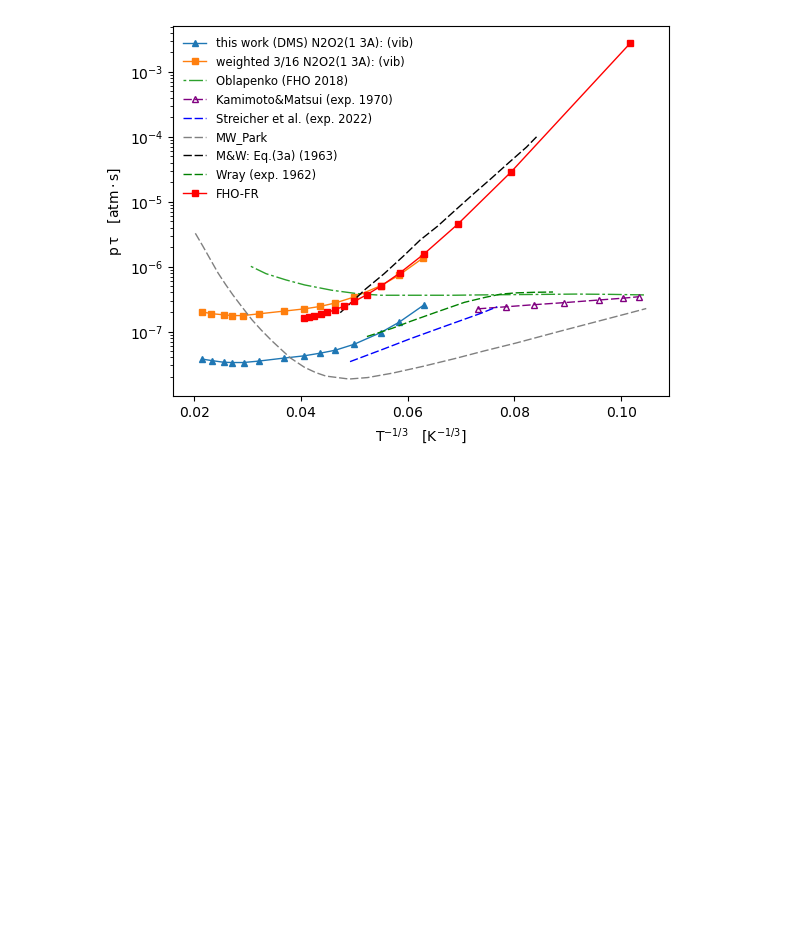
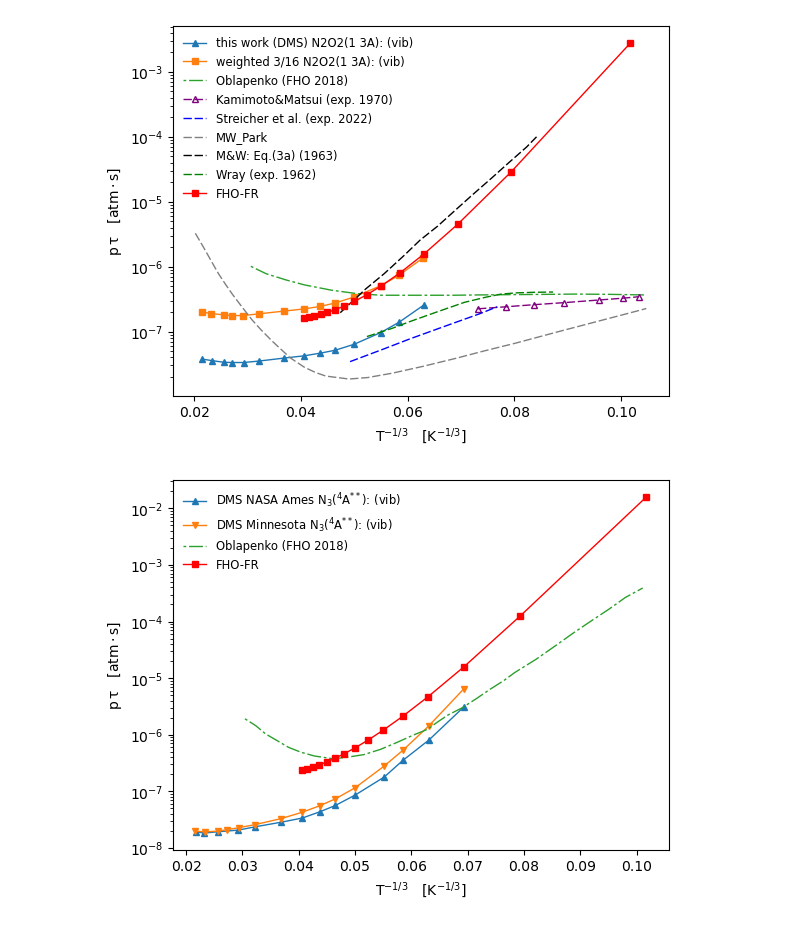
Before and after one commit to st107958/fho_plot, a Jupyter notebook: plots.ipynb, the cells around one changed output. Saved outputs shown, nothing was run; the diff lists cells and outputs as text; code cells hidden in the pictures; blank space fills up the shorter version.

```diff
--- a/plots.ipynb
+++ b/plots.ipynb
@@ -227,53 +227,34 @@ fig.savefig('plots//' + 'NO-NO' + '.png', dpi=600)
 [figure]
 # %%
 data = get_all_data_points('N2-N')
-# 3 картинки
 
 fig, ax = plt.subplots()
 
-dms, = ax.plot(data['DMS'][:, 0], data['DMS'][:, 1], '-^', markersize=msize, linewidth=lwidth)
-dms.set_label('this work (DMS) N2O2(1 3A): (vib)')
+dmsnasa, = ax.plot(data['DMSNASA'][:, 0], data['DMSNASA'][:, 1], '-^', markersize=msize, linewidth=lwidth)
+dmsnasa.set_label('DMS NASA Ames $\mathrm{N_{3}(^{4}A^{**})}$: (vib)')
 
-dms_weighted, = ax.plot(data['DMSweighted'][:, 0], data['DMSweighted'][:, 1], '-s', markersize=msize, linewidth=lwidth)
-dms_weighted.set_label('weighted 3/16 N2O2(1 3A): (vib)')
+dmsminnesota, = ax.plot(data['DMSminnesota'][:, 0], data['DMSminnesota'][:, 1], '-v', markersize=msize, linewidth=lwidth)
+dmsminnesota.set_label(r'DMS Minnesota $\mathrm{N_{3}(^{4} A^{**})}$: (vib)')
 
 fho, = ax.plot(data['FHO'][:, 0], data['FHO'][:, 1], linewidth=lwidth)
 fho.set_dashes([2, 2, 10, 2])
 fho.set_label('Oblapenko (FHO 2018)')
-
-kamimoto, = ax.plot(data['Kamimoto'][:, 0], data['Kamimoto'][:, 1], '-^', fillstyle='none',markersize=msize, color='purple', linewidth=lwidth)
-kamimoto.set_dashes([6, 2])
-kamimoto.set_label('Kamimoto&Matsui (exp. 1970)')
-
-streicher, = ax.plot(data['Streicher'][:, 0], data['Streicher'][:, 1], color='blue', linewidth=lwidth)
-streicher.set_dashes([6, 2])
-streicher.set_label('Streicher et al. (exp. 2022)')
-
-mw_park, = ax.plot(data['MW_Park'][:, 0], data['MW_Park'][:, 1], color='gray', linewidth=lwidth)
-mw_park.set_dashes([6, 2])
-mw_park.set_label('MW_Park')
-
-mw_eq3, = ax.plot(data['MWeq3'][:, 0], data['MWeq3'][:, 1], color='black', linewidth=lwidth)
-mw_eq3.set_dashes([6, 2])
-mw_eq3.set_label('M&W: Eq.(3a) (1963)')
-
-wray, = ax.plot(data['Wray'][:, 0], data['Wray'][:, 1], color='green', linewidth=lwidth)
-wray.set_dashes([6, 2])
-wray.set_label('Wray (exp. 1962)')
 
 fho_fr, = ax.plot((data['FHO_FR'][:, 0]) ** (-1/3), data['FHO_FR'][:, 1], '-s', markersize=msize, linewidth=lwidth, color='red')
 fho_fr.set_label('FHO-FR')
 
 ax.set_yscale('log')
 plt.legend(frameon=False, framealpha=0, fontsize='small')
 
 # ax.grid(True)
 # ax.set_xlim(0.02, 0.09)
 # ax.set_ylim(0.2e-7, 1e-2)
 ax.set_xlabel(r'$\mathrm{T^{-1/3} \quad [K^{-1/3}]}$')
 ax.set_ylabel(r'$\mathrm{ p \, \tau \quad [atm \cdot s]}$')
 plt.show()
 
 fig.savefig('plots//' + 'N2-N' + '.png', dpi=600)
+# %% [output]
+[figure, added]
 # %%
 data = get_all_data_points('N2-O')
```
Also changed, not shown: parts of 5 cells of this notebook, 29 other files.
